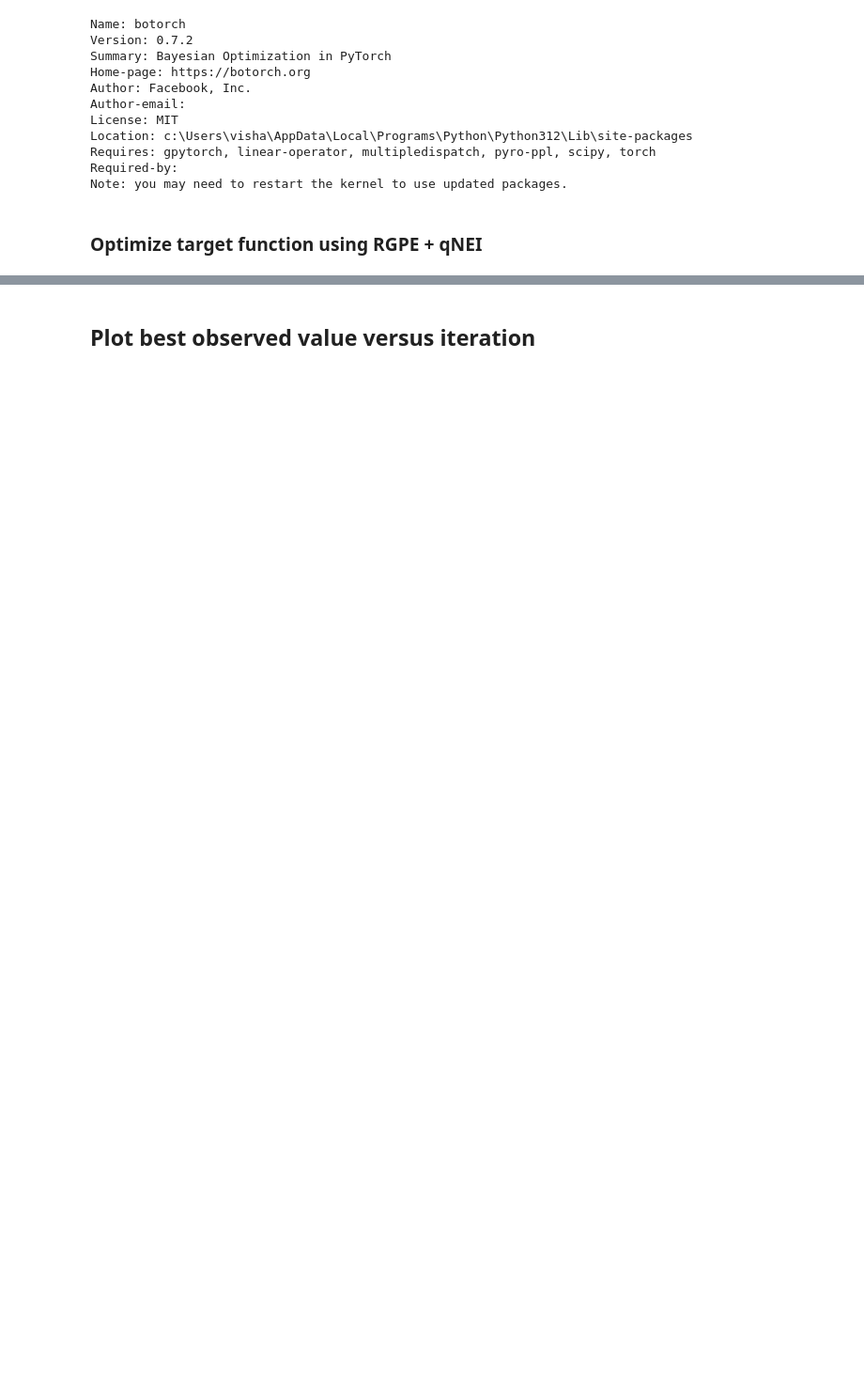
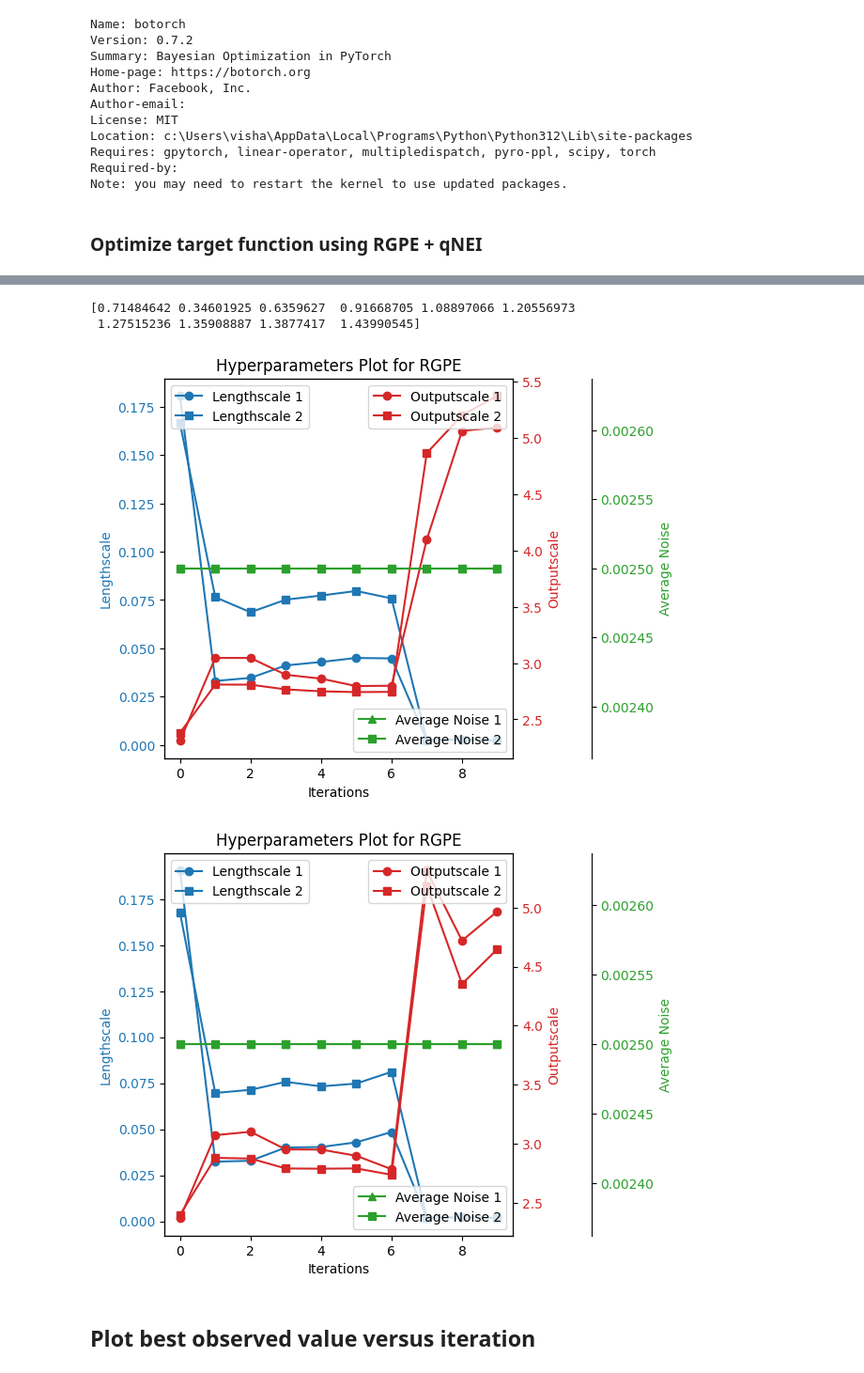
Before and after one commit to vishalvaka/HIL_toolkit_ARL, a Jupyter notebook: notebooks/meta_learning_with_rgpe_MOBO_normal.ipynb, the cells around one changed output, grey strips where cells are left out. Shown at 94% size. Drawn from its saved outputs; the diff is of its cells as text; code cells hidden in the pictures; blank space fills up the shorter version.

```diff
--- a/notebooks/meta_learning_with_rgpe_MOBO_normal.ipynb
+++ b/notebooks/meta_learning_with_rgpe_MOBO_normal.ipynb
@@ -1325,0 +1880,5 @@ KeyboardInterrupt:
+# %%
+print(np.array(mll_values_total[0])[:, 0])
+# %% [output]
+[0.71484642 0.34601925 0.6359627  0.91668705 1.08897066 1.20556973
+ 1.27515236 1.35908887 1.3877417  1.43990545]
@@ -1325,0 +1923,42 @@ KeyboardInterrupt:
+# %%
+for hyperparameters_list in hyperparameters_total:
+    lengthscales_1 = [item['lengthscale'][0].item() for item in hyperparameters_list]
+    lengthscales_2 = [item['lengthscale'][1].item() for item in hyperparameters_list]
+    outputscales_1 = [item['outputscale'][0].item() for item in hyperparameters_list]
+    outputscales_2 = [item['outputscale'][1].item() for item in hyperparameters_list]
+    average_noise_1 = [np.mean(item['noise'][0]) for item in hyperparameters_list]
+    average_noise_2 = [np.mean(item['noise'][1]) for item in hyperparameters_list]
+    # Plotting
+    fig, ax1 = plt.subplots()
+
+    color = 'tab:blue'
+    ax1.set_xlabel('Iterations')
+    ax1.set_ylabel('Lengthscale', color=color)
+    ax1.plot(range(len(lengthscales_1)), lengthscales_1, 'o-', label='Lengthscale 1', color=color)
+    ax1.plot(range(len(lengthscales_2)), lengthscales_2, 's-', label='Lengthscale 2', color=color)
+    ax1.tick_params(axis='y', labelcolor=color)
+    ax1.legend(loc='upper left')
+
+    ax2 = ax1.twinx()
+    color = 'tab:red'
+    ax2.set_ylabel('Outputscale', color=color)
+    ax2.plot(range(len(outputscales_1)), outputscales_1, 'o-', label='Outputscale 1', color=color)
+    ax2.plot(range(len(outputscales_2)), outputscales_2, 's-', label='Outputscale 2', color=color)
+    ax2.tick_params(axis='y', labelcolor=color)
+    ax2.legend(loc='upper right')
+
+    ax3 = ax1.twinx()
+    color = 'tab:green'
+    ax3.spines['right'].set_position(('outward', 60))
+    ax3.set_ylabel('Average Noise', color=color)
+    ax3.plot(range(len(average_noise_1)), average_noise_1, '^-', label='Average Noise 1', color=color)
+    ax3.plot(range(len(average_noise_2)), average_noise_2, 's-', label='Average Noise 2', color=color)
+    ax3.tick_params(axis='y', labelcolor=color)
+    ax3.legend(loc='lower right')
+
+    fig.tight_layout()
+    plt.title('Hyperparameters Plot for RGPE')
+    plt.show()
+# %% [output]
+[figure, added]
+[figure, added]
```
Also changed, not shown: parts of 13 cells of this notebook.
